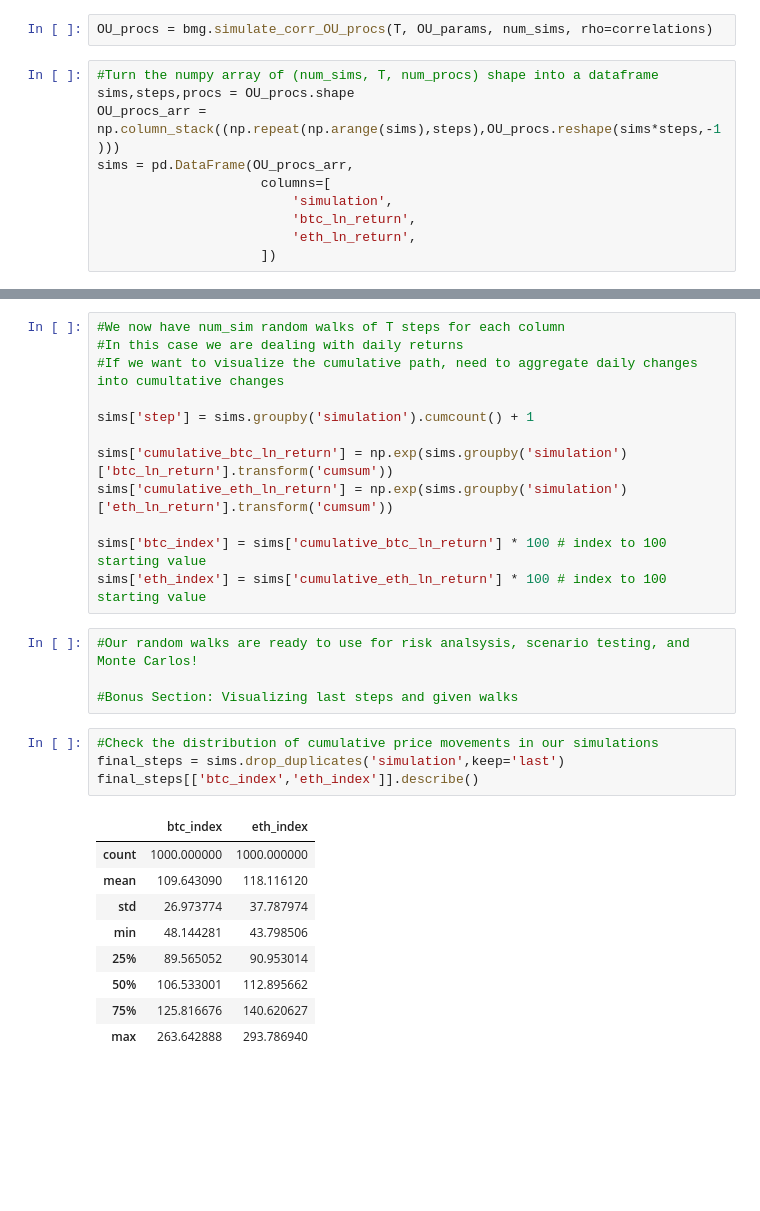
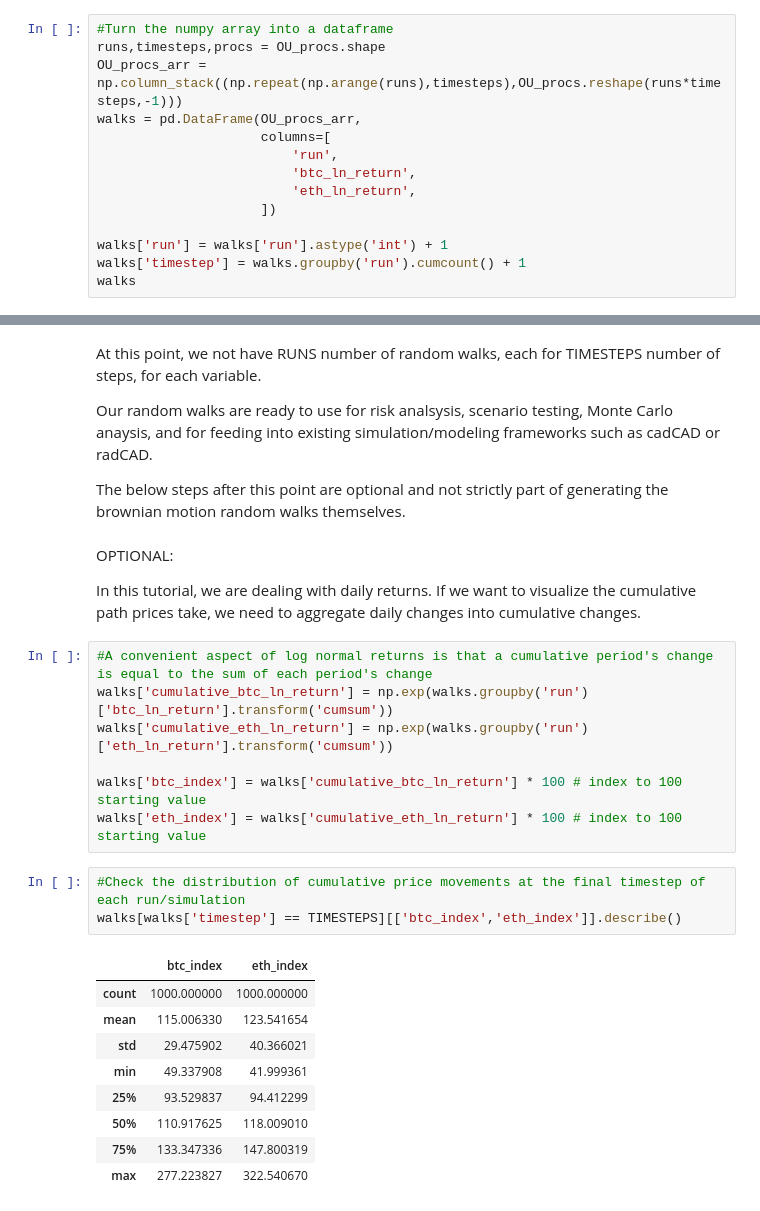
Before and after one commit to mattyTokenomics/brownian_motion_generator, a Jupyter notebook: btc_and_eth_tutorial.ipynb, the cells around one changed output, grey strips where cells are left out. Cells and saved outputs as stored; diff of their text form; blank space fills up the shorter version.

```diff
--- a/btc_and_eth_tutorial.ipynb
+++ b/btc_and_eth_tutorial.ipynb
@@ -88,12 +100,14 @@ correlations = df[
-# %%
-OU_procs = bmg.simulate_corr_OU_procs(T, OU_params, num_sims, rho=correlations)
 # %%
-#Turn the numpy array of (num_sims, T, num_procs) shape into a dataframe
-sims,steps,procs = OU_procs.shape
-OU_procs_arr = np.column_stack((np.repeat(np.arange(sims),steps),OU_procs.reshape(sims*steps,-1)))
-sims = pd.DataFrame(OU_procs_arr,
+#Turn the numpy array into a dataframe
+runs,timesteps,procs = OU_procs.shape
+OU_procs_arr = np.column_stack((np.repeat(np.arange(runs),timesteps),OU_procs.reshape(runs*timesteps,-1)))
+walks = pd.DataFrame(OU_procs_arr,
                      columns=[
-                         'simulation',
+                         'run',
                          'btc_ln_return',
                          'eth_ln_return',
                      ])
+
+walks['run'] = walks['run'].astype('int') + 1
+walks['timestep'] = walks.groupby('run').cumcount() + 1
+walks
@@ -100,31 +128,31 @@ sims = pd.DataFrame(OU_procs_arr,
+# %% [markdown]
+At this point, we not have RUNS number of random walks, each for TIMESTEPS number of steps, for each variable.
+
+Our random walks are ready to use for risk analsysis, scenario testing, Monte Carlo anaysis, and for feeding into existing simulation/modeling frameworks such as cadCAD or radCAD.
+
+The below steps after this point are optional and not strictly part of generating the brownian motion random walks themselves.
+# %% [markdown]
+OPTIONAL:
+
+In this tutorial, we are dealing with daily returns. If we want to visualize the cumulative path prices take, we need to aggregate daily changes into cumulative changes.
 # %%
-#We now have num_sim random walks of T steps for each column
-#In this case we are dealing with daily returns
-#If we want to visualize the cumulative path, need to aggregate daily changes into cumultative changes
+#A convenient aspect of log normal returns is that a cumulative period's change is equal to the sum of each period's change
+walks['cumulative_btc_ln_return'] = np.exp(walks.groupby('run')['btc_ln_return'].transform('cumsum'))
+walks['cumulative_eth_ln_return'] = np.exp(walks.groupby('run')['eth_ln_return'].transform('cumsum'))
 
-sims['step'] = sims.groupby('simulation').cumcount() + 1
-
-sims['cumulative_btc_ln_return'] = np.exp(sims.groupby('simulation')['btc_ln_return'].transform('cumsum'))
-sims['cumulative_eth_ln_return'] = np.exp(sims.groupby('simulation')['eth_ln_return'].transform('cumsum'))
-
-sims['btc_index'] = sims['cumulative_btc_ln_return'] * 100 # index to 100 starting value
-sims['eth_index'] = sims['cumulative_eth_ln_return'] * 100 # index to 100 starting value
+walks['btc_index'] = walks['cumulative_btc_ln_return'] * 100 # index to 100 starting value
+walks['eth_index'] = walks['cumulative_eth_ln_return'] * 100 # index to 100 starting value
-# %%
-#Our random walks are ready to use for risk analsysis, scenario testing, and Monte Carlos!
-
-#Bonus Section: Visualizing last steps and given walks
 # %%
-#Check the distribution of cumulative price movements in our simulations
-final_steps = sims.drop_duplicates('simulation',keep='last')
-final_steps[['btc_index','eth_index']].describe()
+#Check the distribution of cumulative price movements at the final timestep of each run/simulation
+walks[walks['timestep'] == TIMESTEPS][['btc_index','eth_index']].describe()
 # %% [output]
 |  | btc_index | eth_index |
 | count | 1000.000000 | 1000.000000 |
-| mean | 109.643090 | 118.116120 |
-| std | 26.973774 | 37.787974 |
-| min | 48.144281 | 43.798506 |
-| 25% | 89.565052 | 90.953014 |
-| 50% | 106.533001 | 112.895662 |
-| 75% | 125.816676 | 140.620627 |
-| max | 263.642888 | 293.786940 |
+| mean | 115.006330 | 123.541654 |
+| std | 29.475902 | 40.366021 |
+| min | 49.337908 | 41.999361 |
+| 25% | 93.529837 | 94.412299 |
+| 50% | 110.917625 | 118.009010 |
+| 75% | 133.347336 | 147.800319 |
+| max | 277.223827 | 322.540670 |
 # %%
```
Also changed, not shown: parts of 11 cells of this notebook, 3 other files.
